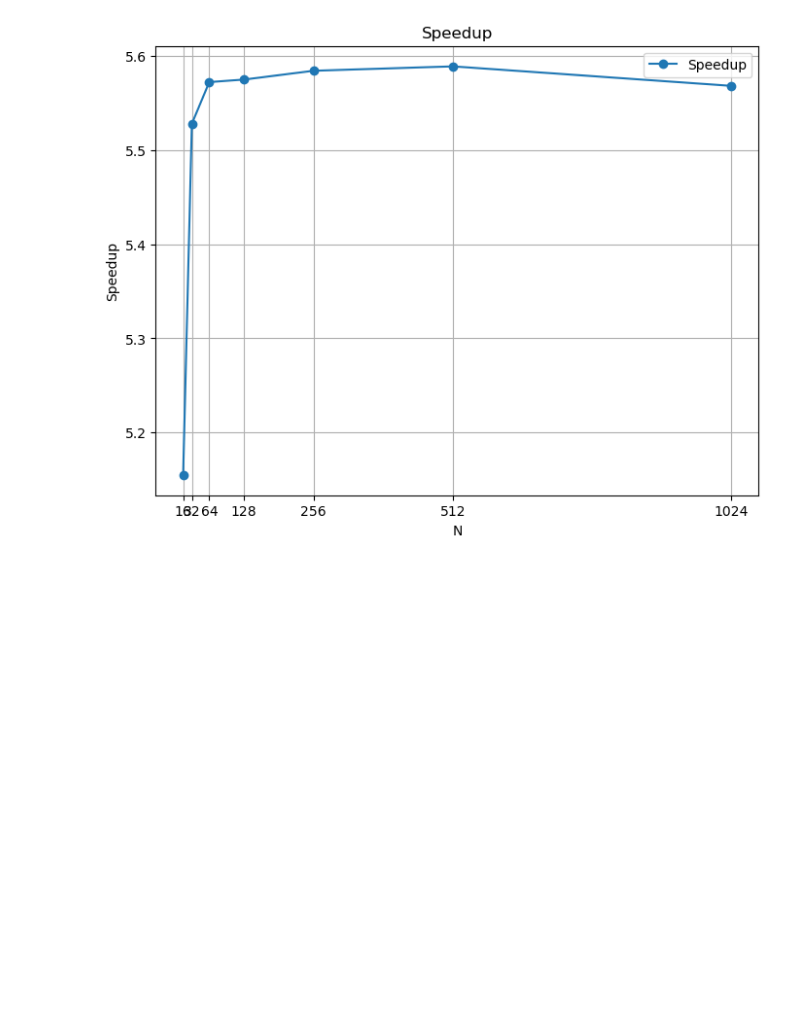
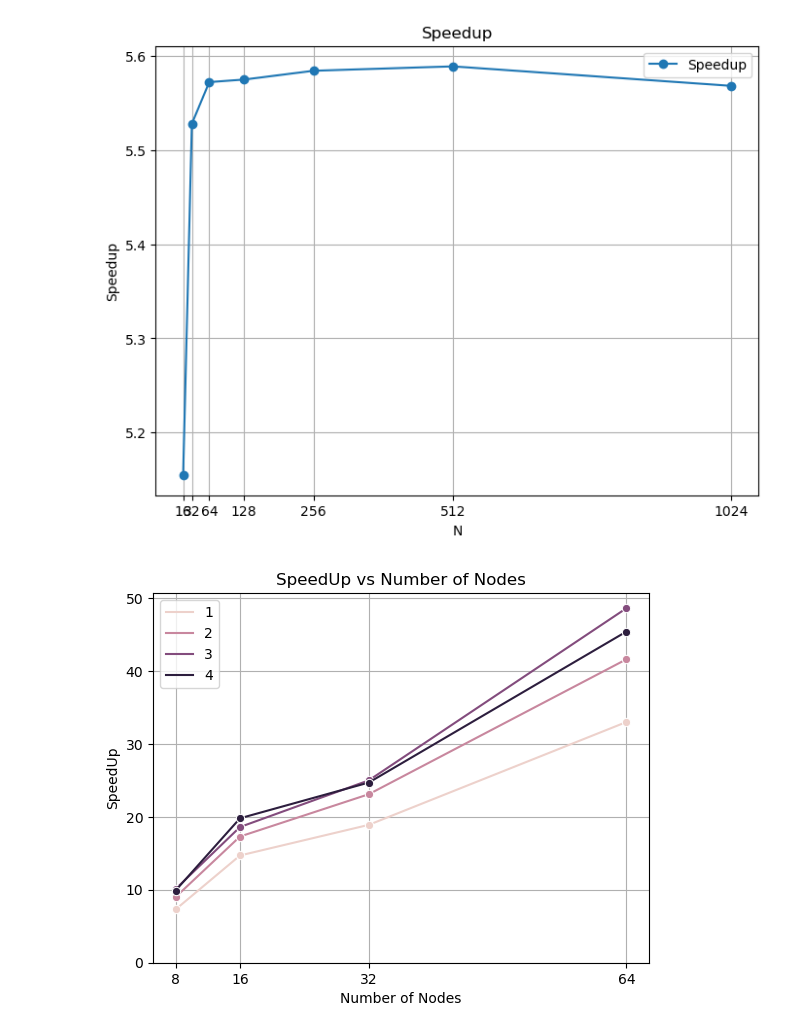
Before and after one commit to d-melita/cpd-life3d, a Jupyter notebook: plotting/Game of Life 3D - Benchmarking results.ipynb, the cells around one changed output. Saved outputs shown, nothing was run; the diff lists cells and outputs as text; code cells hidden in the pictures; blank space fills up the shorter version.

Commit message:
add speedup graph and code for plot

```diff
--- a/plotting/Game of Life 3D - Benchmarking results.ipynb
+++ b/plotting/Game of Life 3D - Benchmarking results.ipynb
@@ -172,3 +172,29 @@ plt.show()
  5.588785046728972,
  5.568075117370892]
 [figure]
+# %%
+df = pd.DataFrame({
+"time": [7.3, 9, 10.1, 9.9, 14.7, 17.3, 18.6, 19.8, 18.9, 23.1, 25, 24.7, 33, 41.6, 48.6, 45.4],
+"n":  [8, 8, 8, 8, 16, 16, 16, 16, 32, 32, 32, 32, 64, 64, 64, 64],
+"input":  [1, 2, 3, 4] * 4
+})
+
+sns.lineplot(data = df, x = "n", y = "time", hue = "input", markers = True,  marker='o')
+
+plt.xlabel('Number of Nodes')
+
+plt.ylabel('SpeedUp')
+
+plt.ylim(bottom=0)
+
+plt.title('SpeedUp vs Number of Nodes')
+
+plt.xticks([8, 16, 32, 64])
+
+plt.grid(True)
+
+plt.legend()
+
+plt.show()
+# %% [output]
+[figure, added]
```
Also changed, not shown: 2 other files.
